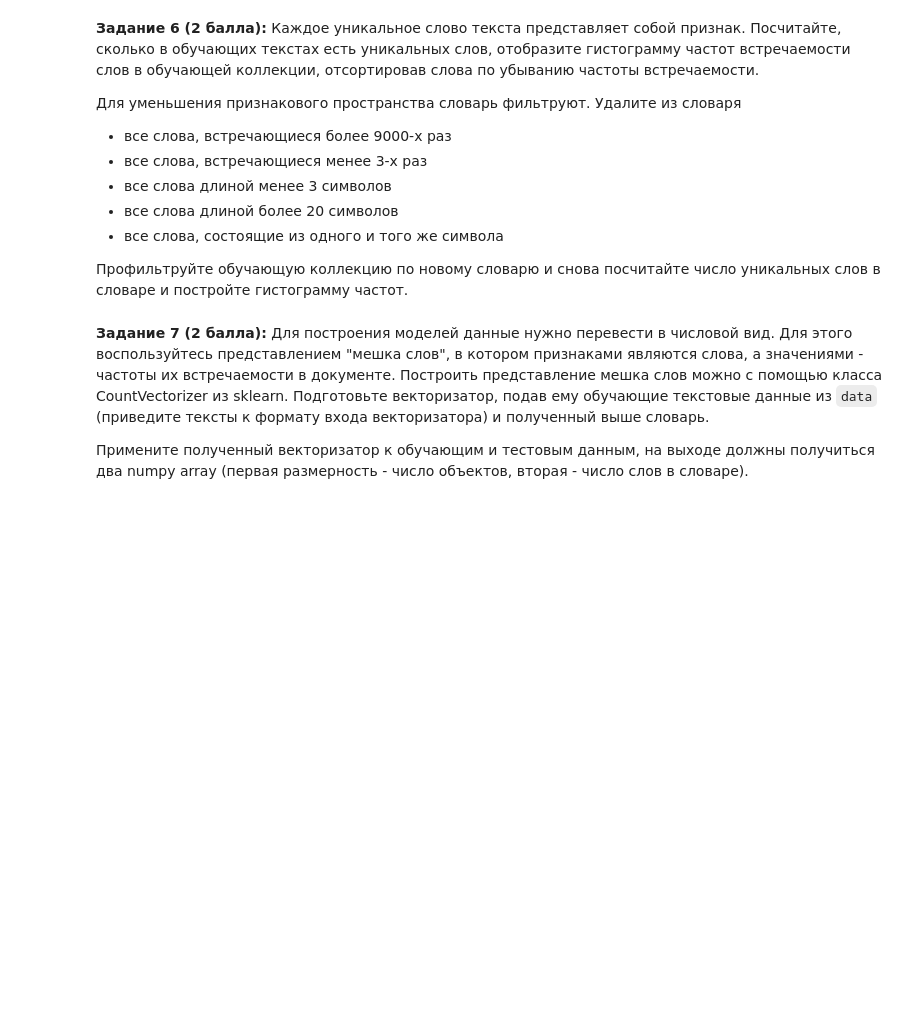
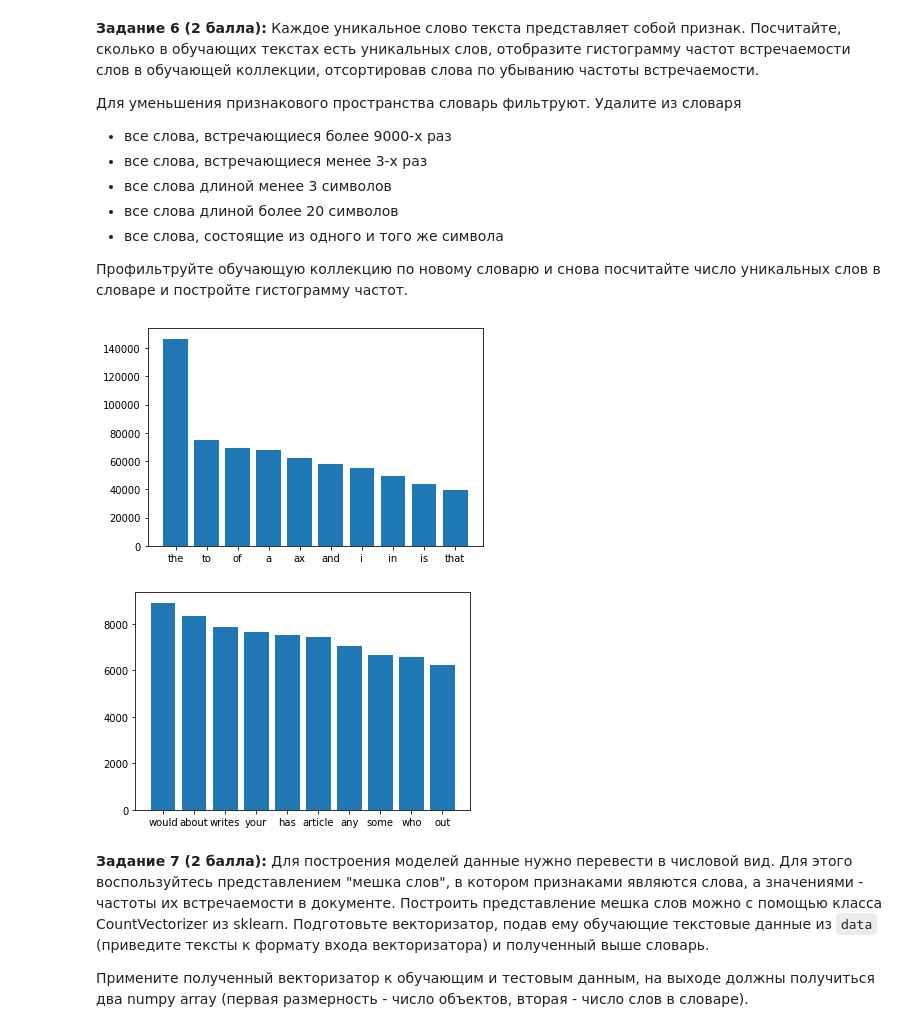
Before and after one commit to MAI-University-Student-Projects/PythonMIPTCourse, a Jupyter notebook: 03-data-ml.ipynb, the cells around one changed output. Cells and saved outputs as stored; diff of their text form; code cells hidden in the pictures; blank space fills up the shorter version.

```diff
--- a/03-data-ml.ipynb
+++ b/03-data-ml.ipynb
@@ -126,3 +170,38 @@ def task_6():
+# %%
+import matplotlib.pyplot as plt
+from collections import Counter
+
+vocabulary = Counter()
+train_df = joined.loc[joined['is_train'] == True]
+
+def task_6():
+    wrd_dict = Counter()
+    train_df['pp_text'].apply(wrd_dict.update)
+    lists = sorted(wrd_dict.items(), key=lambda x: x[1], reverse=True)[:10]
+    x, y = zip(*lists)
+    plt.bar(x, y)
+    plt.show()
+    return wrd_dict
+
+def wrd_filt(wrd_list):
+    return list( filter(lambda x: x in vocabulary.keys(), wrd_list) )
+
+vocabulary = task_6()
+vocabulary = dict( filter (lambda x:
+                           x[1] <= 9000 and
+                           x[1] >= 3 and
+                           len(x[0]) <= 20 and
+                           len(x[0]) >= 3 and
+                           x[0] != len(x[0]) * x[0][0],
+                           vocabulary.items()
+                          )
+                 )
+#1676: SettingWithCopyWarning даже через loc, в чем моя ошибка, или прелести интерпретатора?
+train_df.loc[:, 'pp_text'] = train_df['pp_text'].apply(wrd_filt)
+vocabulary = task_6()
+# %% [output]
+[figure, added]
+[figure, added]
 # %% [markdown]
 __Задание 7 (2 балла):__ Для построения моделей данные нужно перевести в числовой вид. Для этого воспользуйтесь представлением "мешка слов", в котором признаками являются слова, а значениями - частоты их встречаемости в документе. Построить представление мешка слов можно с помощью класса CountVectorizer из sklearn. Подготовьте векторизатор, подав ему обучающие текстовые данные из `data` (приведите тексты к формату входа векторизатора) и полученный выше словарь.
 
```
Also changed, not shown: parts of 19 cells of this notebook, 1 other file.
